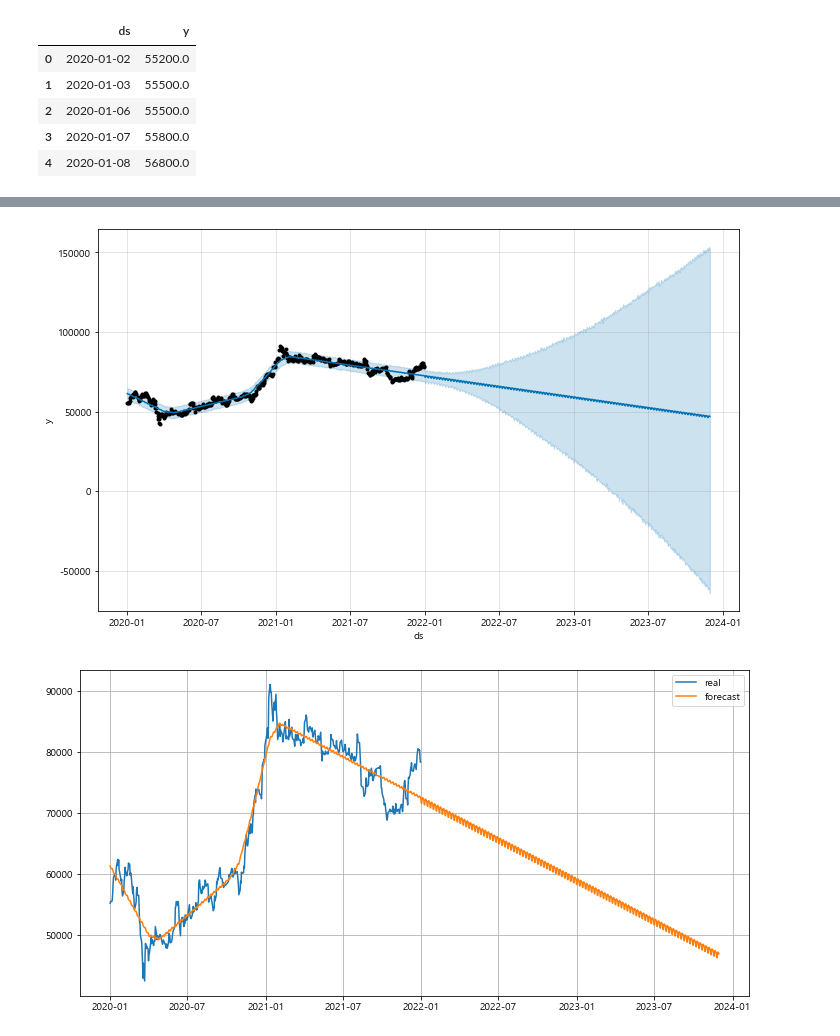
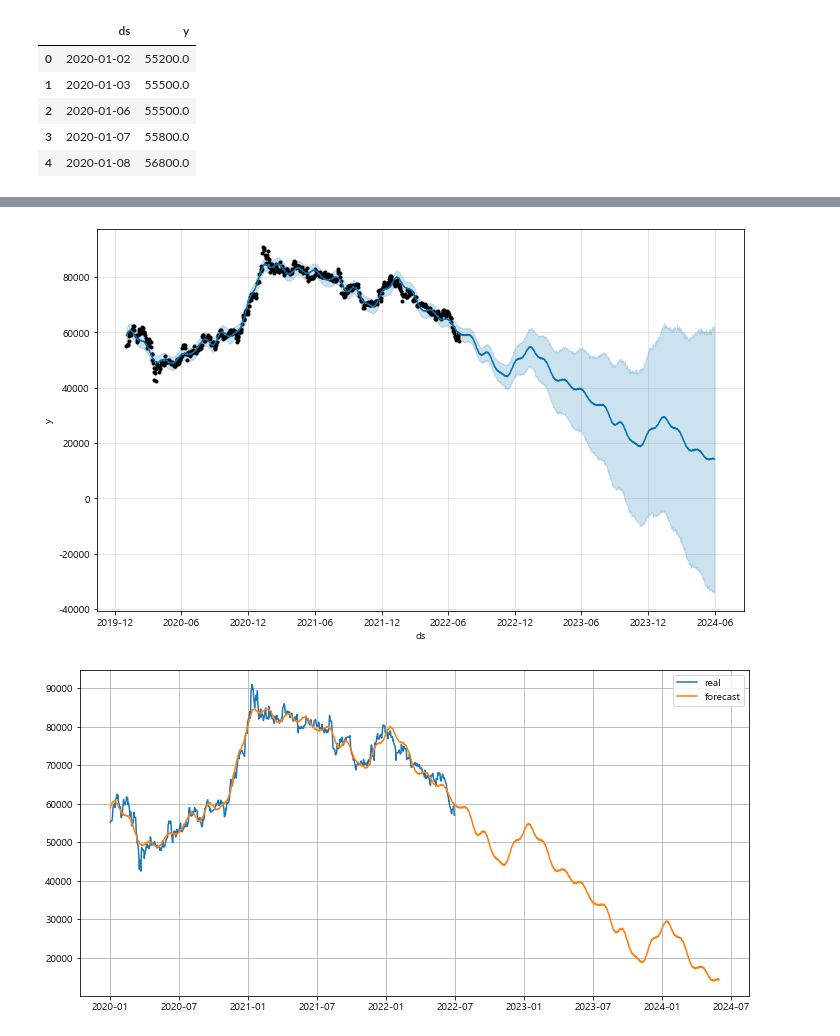
Before and after one commit to highfreshness/SeSAC, a Jupyter notebook: daily_test/2022-07-28_시계열데이터 분석.ipynb, the cells around one changed output, grey strips where cells are left out. Saved outputs shown, nothing was run; the diff lists cells and outputs as text; code cells hidden in the pictures.

```diff
--- a/daily_test/2022-07-28_시계열데이터 분석.ipynb
+++ b/daily_test/2022-07-28_시계열데이터 분석.ipynb
@@ -120,7 +126,7 @@ m.plot_components(forecast);
   * 실제 데이터와 예측값을 그래프로 그려 보세요.
 # %%
 start_date = '2020-01-01'
-end_date = '2021-12-31'
+end_date = '2022-06-30'
 SAM = data.get_data_yahoo('005930.KS', start_date, end_date)
 SAM.head(10)
 # %% [output]
@@ -183,15 +184,15 @@ future.tail()
 # %%
-future = m.make_future_dataframe(periods=700)
-forecast = m.predict(future)
-m.plot(forecast);
+future2 = m.make_future_dataframe(periods=700)
+forecast2 = m.predict(future2)
+m.plot(forecast2);
 # %% [output]
-[figure, old version]
+[figure, new version]
 # %%
 plt.figure(figsize=(12,6))
 plt.plot(SAM['ds'], SAM['y'], label='real')
-plt.plot(forecast['ds'],  forecast['yhat'], label='forecast')
+plt.plot(forecast2['ds'],  forecast2['yhat'], label='forecast')
 plt.grid()
 plt.legend()
 plt.show()
 # %% [output]
-[figure, old version]
+[figure, new version]
```
Also changed, not shown: parts of 12 cells of this notebook.
